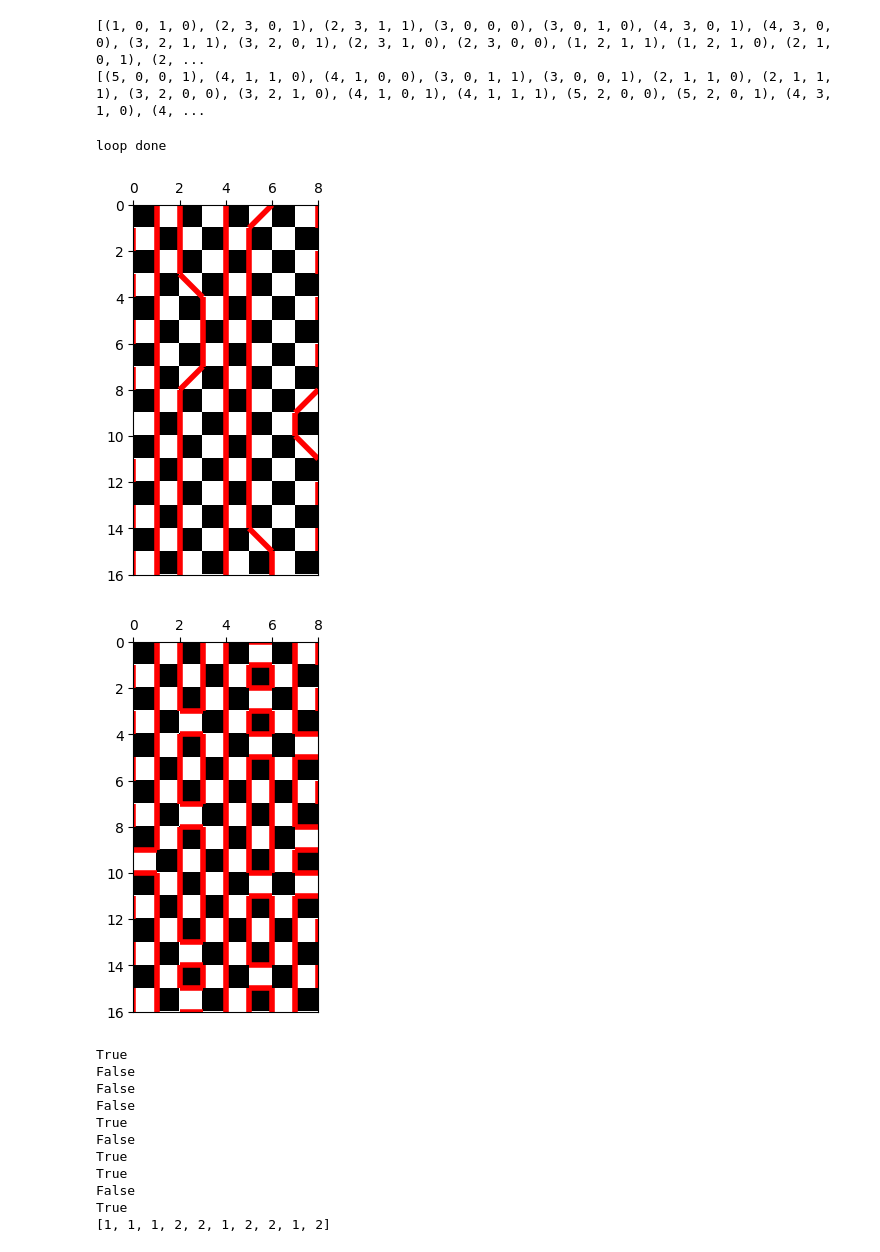
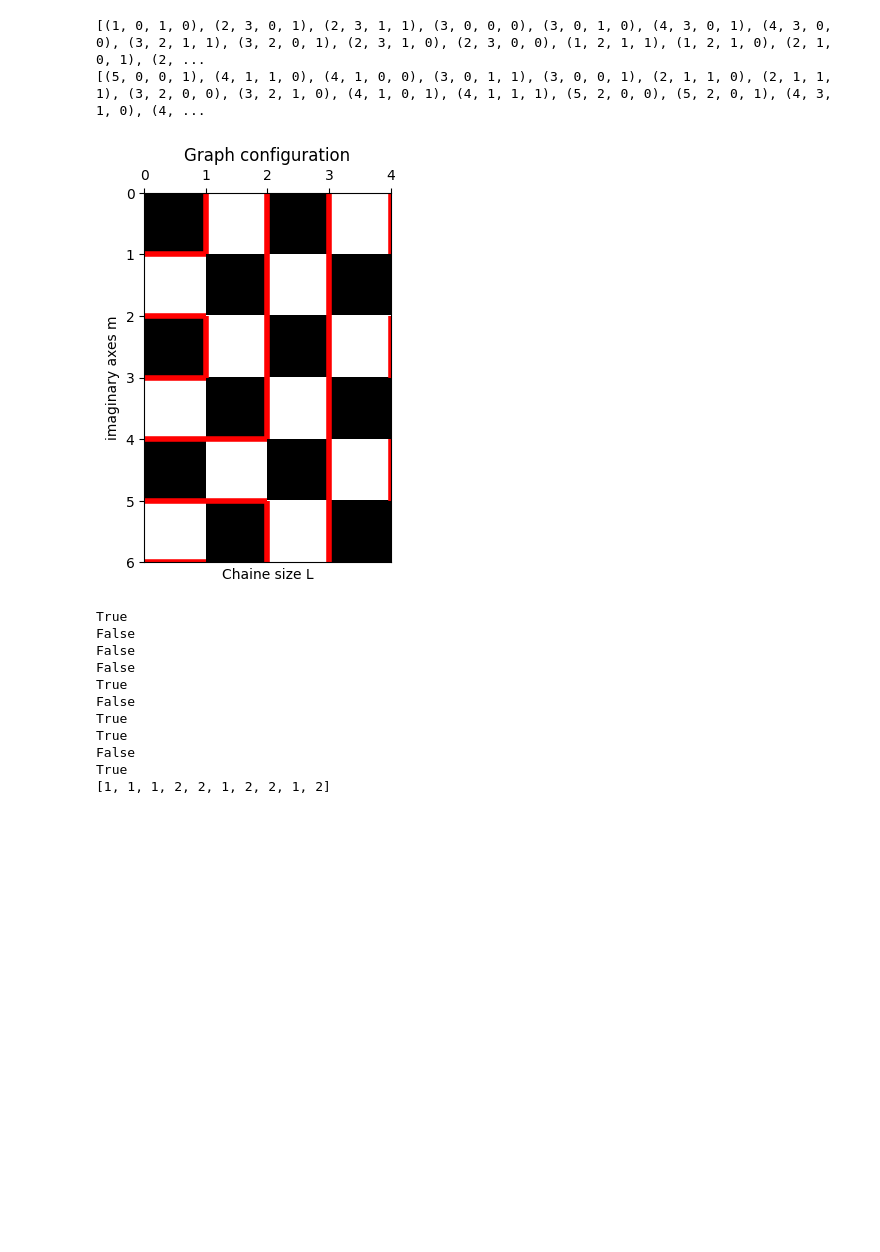
Before and after one commit to SimoneAusilio/qmc-algorithm-spin-system, a Jupyter notebook: test_graph_chessboard_and_LOOP.ipynb, the cells around one changed output. Saved outputs shown, nothing was run; the diff lists cells and outputs as text; code cells hidden in the pictures; blank space fills up the shorter version.

```diff
--- a/test_graph_chessboard_and_LOOP.ipynb
+++ b/test_graph_chessboard_and_LOOP.ipynb
@@ -2,9 +2,10 @@
 import Projet_Code
 import graph_chessboard
 from importlib import reload
+import configurations_initial_worldsquares as cf
 reload(graph_chessboard)
 reload(Projet_Code)
-chess = Projet_Code.Chessboard(8,2,8,3,1)
+chess = Projet_Code.Chessboard(4,2,3,3,1,cf.spin_up1(3,4))
 chess_graph = graph_chessboard.Graph_chessboard(chess)
 # %%
 ### CALCULS DE POIDS INTERESSANTS
@@ -50,14 +72,13 @@ for i in range(len(loops)):
 [(1, 0, 1, 0), (2, 3, 0, 1), (2, 3, 1, 1), (3, 0, 0, 0), (3, 0, 1, 0), (4, 3, 0, 1), (4, 3, 0, 0), (3, 2, 1, 1), (3, 2, 0, 1), (2, 3, 1, 0), (2, 3, 0, 0), (1, 2, 1, 1), (1, 2, 1, 0), (2, 1, 0, 1), (2, ...
 [(5, 0, 0, 1), (4, 1, 1, 0), (4, 1, 0, 0), (3, 0, 1, 1), (3, 0, 0, 1), (2, 1, 1, 0), (2, 1, 1, 1), (3, 2, 0, 0), (3, 2, 1, 0), (4, 1, 0, 1), (4, 1, 1, 1), (5, 2, 0, 0), (5, 2, 0, 1), (4, 3, 1, 0), (4, ...
 # %%
-for i in range(10):
-    chess_graph._do_loop_update(chess)
-chess._plot_chessboard_image()
+
+#chess_graph._do_loop_update(chess)
+#chess._plot_chessboard_image()
+chess_graph._update_graph_chessboard(chess)
 chess_graph._plot_graph_chessboard(chess)
 # %% [output]
-loop done
-[figure, old version]
+[figure, new version]
-[figure, removed]
 # %%
 import numpy.random as rnd
 for i in range(10):
```
Also changed, not shown: parts of 2 cells of this notebook, 13 other files.
